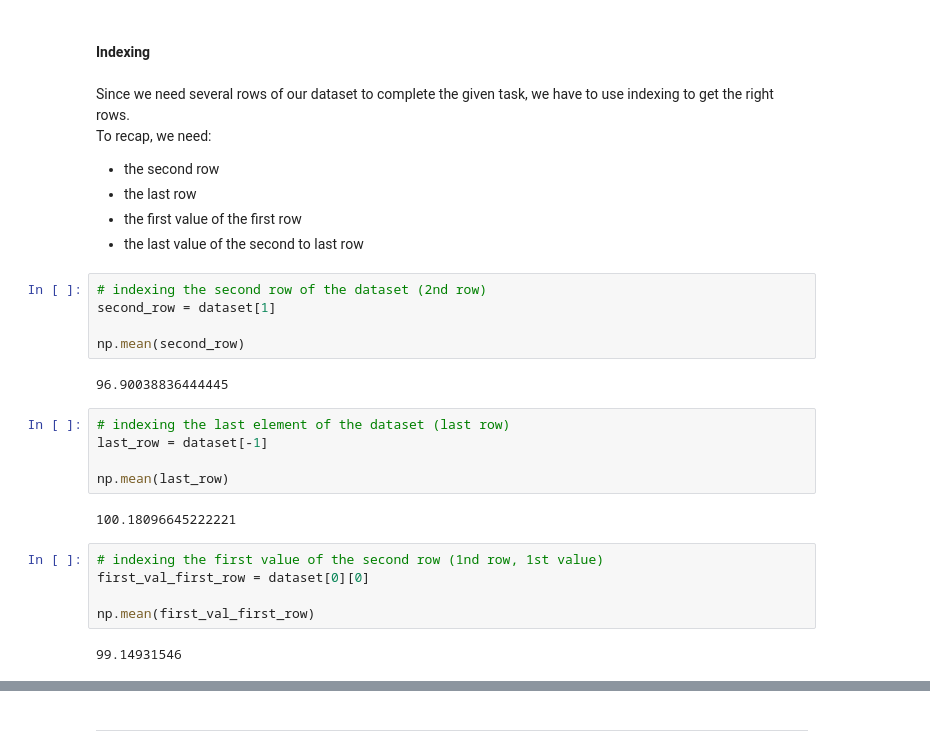
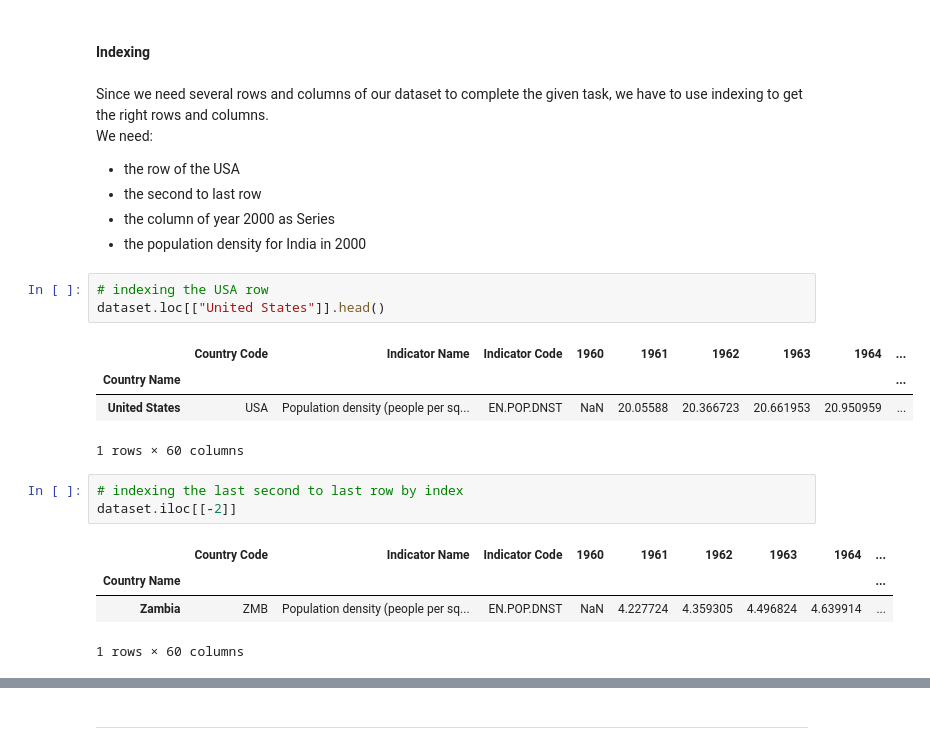
Before and after one commit to TrainingByPackt/Data-Visualization-with-Python, a Jupyter notebook: lesson01/Activity06/activity06-solution.ipynb, the cells around one changed output, grey strips where cells are left out. Saved outputs shown, nothing was run; the diff lists cells and outputs as text.

```diff
--- a/lesson01/Activity06/activity06-solution.ipynb
+++ b/lesson01/Activity06/activity06-solution.ipynb
@@ -18,30 +26,25 @@ dataset = np.genfromtxt('./data/normal_distribution.csv', delimiter=',')
 # %% [markdown]
 #### Indexing
 # %% [markdown]
-Since we need several rows of our dataset to complete the given task, we have to use indexing to get the right rows.
-To recap, we need:
-- the second row
-- the last row
-- the first value of the first row
-- the last value of the second to last row
+Since we need several rows and columns of our dataset to complete the given task, we have to use indexing to get the right rows and columns.
+We need:
+- the row of the USA
+- the second to last row
+- the column of year 2000 as Series
+- the population density for India in 2000
-# %%
-# indexing the second row of the dataset (2nd row)
-second_row = dataset[1]
-
-np.mean(second_row)
-# %% [output]
-96.90038836444445
+# %%
+# indexing the USA row
+dataset.loc[["United States"]].head()
+# %% [output]
+|  | Country Code | Indicator Name | Indicator Code | 1960 | 1961 | 1962 | 1963 | 1964 | ... |
+| Country Name |  |  |  |  |  |  |  |  | ... |
+| United States | USA | Population density (people per sq... | EN.POP.DNST | NaN | 20.05588 | 20.366723 | 20.661953 | 20.950959 | ... |
+1 rows × 60 columns
 # %%
-# indexing the last element of the dataset (last row)
-last_row = dataset[-1]
-
-np.mean(last_row)
+# indexing the last second to last row by index
+dataset.iloc[[-2]]
 # %% [output]
+|  | Country Code | Indicator Name | Indicator Code | 1960 | 1961 | 1962 | 1963 | 1964 | ... |
+| Country Name |  |  |  |  |  |  |  |  | ... |
+| Zambia | ZMB | Population density (people per sq... | EN.POP.DNST | NaN | 4.227724 | 4.359305 | 4.496824 | 4.639914 | ... |
-100.18096645222221
+1 rows × 60 columns
-# %%
-# indexing the first value of the second row (1nd row, 1st value)
-first_val_first_row = dataset[0][0]
-
-np.mean(first_val_first_row)
-# %% [output]
-99.14931546
```
Also changed, not shown: parts of 32 cells of this notebook, 4 other files.
